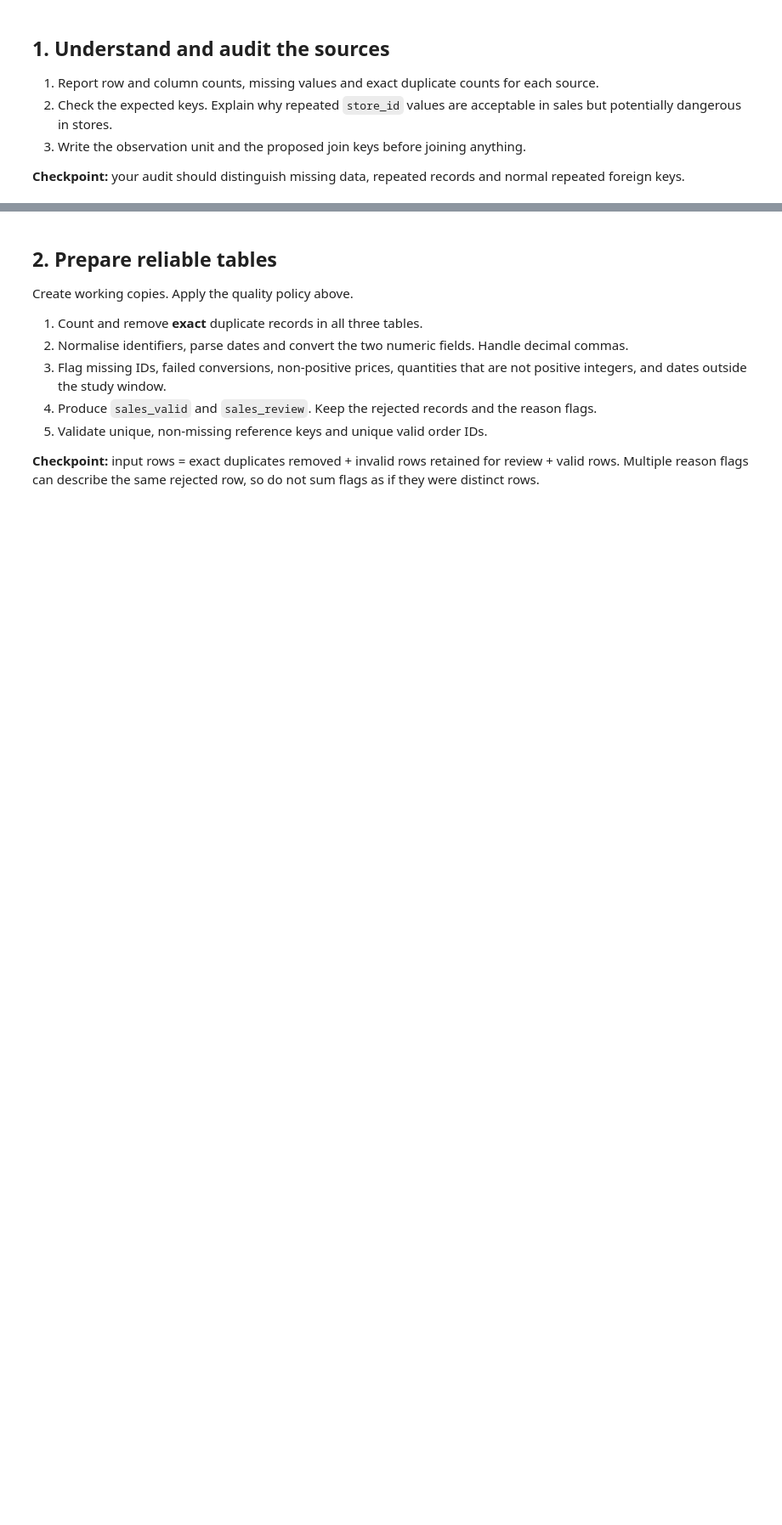
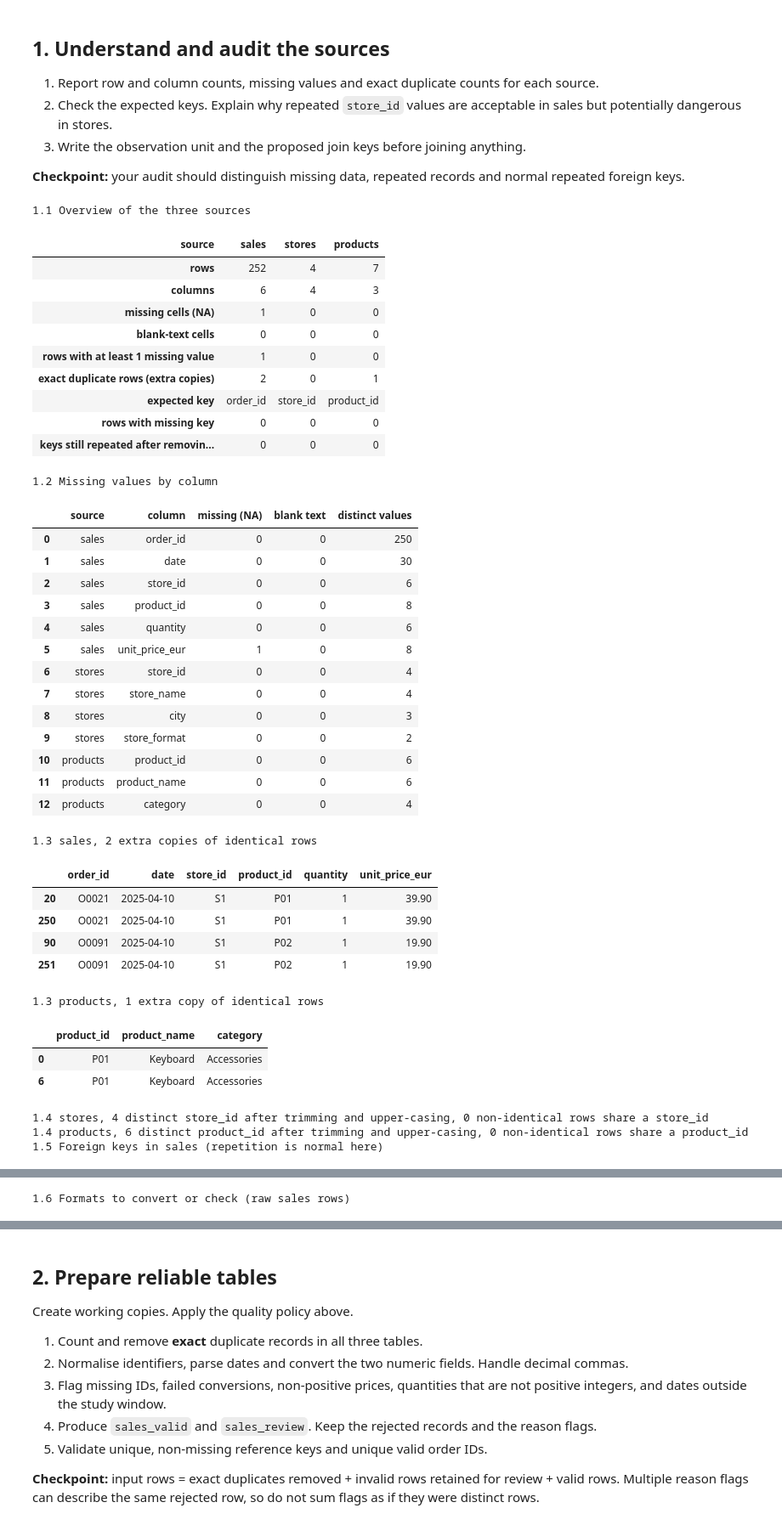
Before and after one commit to rylesdev/inf4, a Jupyter notebook: notebooks/05-Data-Integration-Case-Study.ipynb, the cells around one changed output, grey strips where cells are left out. Shown at 85% size. Saved outputs shown, nothing was run; the diff lists cells and outputs as text; code cells hidden in the pictures; blank space fills up the shorter version.

```diff
--- a/notebooks/05-Data-Integration-Case-Study.ipynb
+++ b/notebooks/05-Data-Integration-Case-Study.ipynb
@@ -201,7 +226,8 @@ display(missing_by_column)
 for name, frame in sources.items():
     copies = frame[frame.duplicated(keep=False)]
     if len(copies):
-        print(f'1.3 {name}, {frame.duplicated().sum()} extra copies of identical rows')
+        n_copies = int(frame.duplicated().sum())
+        print(f'1.3 {name}, {n_copies} extra {"copy" if n_copies == 1 else "copies"} of identical rows')
         display(copies.sort_values(list(frame.columns)))
 
 # 1.4 Dans stores et products, la clé doit être unique.
@@ -216,30 +242,70 @@ for name in ['stores', 'products']:
     if len(clash):
         display(clash.assign(normalised_key=k[clash.index]).sort_values('normalised_key'))
 
 # 1.5 Dans sales, store_id et product_id se répètent normalement
 # (un magasin ou un produit apparaît dans plusieurs commandes, ce sont des clés étrangères)
 fk = pd.DataFrame({
     'distinct raw values': [sales_raw[c].nunique() for c in ['store_id', 'product_id']],
     'distinct after trim + upper-case': [normalise_id(sales_raw[c]).nunique() for c in ['store_id', 'product_id']],
     'orders per key (median)': [normalise_id(sales_raw[c]).value_counts().median() for c in ['store_id', 'product_id']],
     'missing': [int(normalise_id(sales_raw[c]).isna().sum()) for c in ['store_id', 'product_id']],
 }, index=['store_id', 'product_id'])
 print('1.5 Foreign keys in sales (repetition is normal here)')
 display(fk)
 
 # 1.6 Formats à convertir ou à vérifier en section 2
 # (dates hors format AAAA-MM-JJ, quantités non entières, virgules décimales, identifiants mal écrits)
 txt = {c: sales_raw[c].fillna('').str.strip() for c in ['date', 'quantity', 'unit_price_eur', 'store_id', 'product_id']}
 format_issues = pd.Series({
     'date missing or not written YYYY-MM-DD': int((~txt['date'].str.fullmatch(r'\d{4}-\d{2}-\d{2}')).sum()),
     'quantity missing or not written as digits only': int((~txt['quantity'].str.fullmatch(r'\d+')).sum()),
     'unit_price_eur written with a decimal comma': int(txt['unit_price_eur'].str.contains(',', regex=False).sum()),
     'unit_price_eur missing or not a plain number': int((~txt['unit_price_eur'].str.replace(',', '.', regex=False)
                                                          .str.fullmatch(r'-?\d+(\.\d+)?')).sum()),
     'store_id with spaces or lower case': int((sales_raw['store_id'].notna()
                                                & sales_raw['store_id'].ne(normalise_id(sales_raw['store_id'])).fillna(True)).sum()),
     'product_id with spaces or lower case': int((sales_raw['product_id'].notna()
                                                  & sales_raw['product_id'].ne(normalise_id(sales_raw['product_id'])).fillna(True)).sum()),
 }, name='raw sales rows')
 print('1.6 Formats to convert or check (raw sales rows)')
 display(format_issues.to_frame())
+# %% [output]
+1.1 Overview of the three sources
+| source | sales | stores | products |
+| rows | 252 | 4 | 7 |
+| columns | 6 | 4 | 3 |
+| missing cells (NA) | 1 | 0 | 0 |
+| blank-text cells | 0 | 0 | 0 |
+| rows with at least 1 missing value | 1 | 0 | 0 |
+| exact duplicate rows (extra copies) | 2 | 0 | 1 |
+| expected key | order_id | store_id | product_id |
+| rows with missing key | 0 | 0 | 0 |
+| keys still repeated after removin... | 0 | 0 | 0 |
+1.2 Missing values by column
+|  | source | column | missing (NA) | blank text | distinct values |
+| 0 | sales | order_id | 0 | 0 | 250 |
+| 1 | sales | date | 0 | 0 | 30 |
+| 2 | sales | store_id | 0 | 0 | 6 |
+| 3 | sales | product_id | 0 | 0 | 8 |
+| 4 | sales | quantity | 0 | 0 | 6 |
+| 5 | sales | unit_price_eur | 1 | 0 | 8 |
+| 6 | stores | store_id | 0 | 0 | 4 |
+| 7 | stores | store_name | 0 | 0 | 4 |
+| 8 | stores | city | 0 | 0 | 3 |
+| 9 | stores | store_format | 0 | 0 | 2 |
+| 10 | products | product_id | 0 | 0 | 6 |
+| 11 | products | product_name | 0 | 0 | 6 |
+| 12 | products | category | 0 | 0 | 4 |
+1.3 sales, 2 extra copies of identical rows
+|  | order_id | date | store_id | product_id | quantity | unit_price_eur |
+| 20 | O0021 | 2025-04-10 | S1 | P01 | 1 | 39.90 |
+| 250 | O0021 | 2025-04-10 | S1 | P01 | 1 | 39.90 |
+| 90 | O0091 | 2025-04-10 | S1 | P02 | 1 | 19.90 |
+| 251 | O0091 | 2025-04-10 | S1 | P02 | 1 | 19.90 |
+1.3 products, 1 extra copy of identical rows
+|  | product_id | product_name | category |
+| 0 | P01 | Keyboard | Accessories |
+| 6 | P01 | Keyboard | Accessories |
+1.4 stores, 4 distinct store_id after trimming and upper-casing, 0 non-identical rows share a store_id
+1.4 products, 6 distinct product_id after trimming and upper-casing, 0 non-identical rows share a product_id
+1.5 Foreign keys in sales (repetition is normal here)
@@ -245,0 +315 @@ display(format_issues.to_frame())
+1.6 Formats to convert or check (raw sales rows)
```
Also changed, not shown: parts of 21 cells of this notebook, 16 other files.
